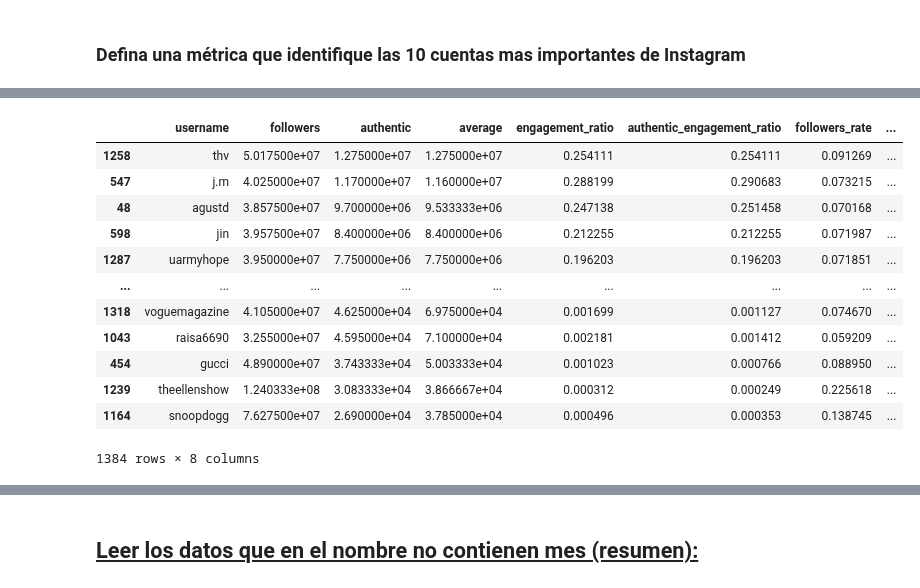
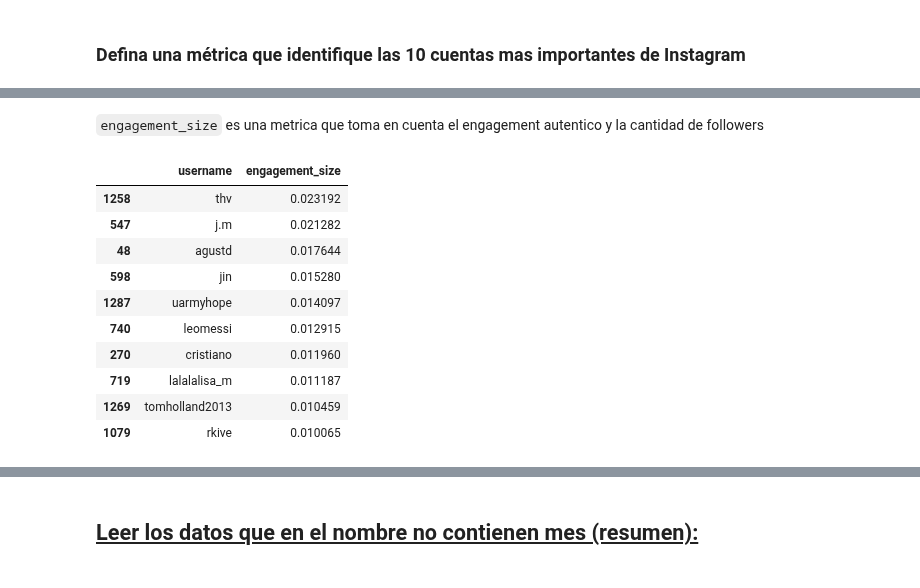
Before and after one commit to MarioChvx/ciencia_de_datos_PAMBAZO, a Jupyter notebook: proyectos/Proyecto4/socialnetworks.ipynb, the cells around one changed output, grey strips where cells are left out. Cells and saved outputs as stored; diff of their text form; code cells hidden in the pictures.

```diff
--- a/proyectos/Proyecto4/socialnetworks.ipynb
+++ b/proyectos/Proyecto4/socialnetworks.ipynb
@@ -41,6 +41,7 @@ ig_june = (
         "Comments avg.": "average",
         "Month": "month"})
 )
+ig_june.country = ig_june.country.apply(lambda x: np.nan if re.search(r'\d', str(x)) else str(x))
 # %%
 ig_sep = (
     pd.read_csv('DATA/instagramsep2022.csv')
@@ -353,23 +317,23 @@ grow_rate
+# %% [markdown]
+`engagement_size` es una metrica que toma en cuenta el engagement autentico y la cantidad de followers
 # %%
 ig_means = (
     ig_means
-    .assign(authentic_engagement_ratio = ig_means.authentic / ig_means.followers)
-    .assign(followers_rate = ig_means.followers / max(ig_means.followers))
-    .assign(engagement_size = ig_means.followers_rate * ig_means.authentic_engagement_ratio)
+    .assign(
+        engagement_size = (ig_means.authentic / ig_means.followers) * (ig_means.followers / max(ig_means.followers))
+    )
     .sort_values(['engagement_size'], ascending=False)
 )
-ig_means
+ig_means[['username', 'engagement_size']].head(10)
 # %% [output]
-|  | username | followers | authentic | average | engagement_ratio | authentic_engagement_ratio | followers_rate | ... |
-| 1258 | thv | 5.017500e+07 | 1.275000e+07 | 1.275000e+07 | 0.254111 | 0.254111 | 0.091269 | ... |
-| 547 | j.m | 4.025000e+07 | 1.170000e+07 | 1.160000e+07 | 0.288199 | 0.290683 | 0.073215 | ... |
-| 48 | agustd | 3.857500e+07 | 9.700000e+06 | 9.533333e+06 | 0.247138 | 0.251458 | 0.070168 | ... |
-| 598 | jin | 3.957500e+07 | 8.400000e+06 | 8.400000e+06 | 0.212255 | 0.212255 | 0.071987 | ... |
-| 1287 | uarmyhope | 3.950000e+07 | 7.750000e+06 | 7.750000e+06 | 0.196203 | 0.196203 | 0.071851 | ... |
-| ... | ... | ... | ... | ... | ... | ... | ... | ... |
-| 1318 | voguemagazine | 4.105000e+07 | 4.625000e+04 | 6.975000e+04 | 0.001699 | 0.001127 | 0.074670 | ... |
-| 1043 | raisa6690 | 3.255000e+07 | 4.595000e+04 | 7.100000e+04 | 0.002181 | 0.001412 | 0.059209 | ... |
-| 454 | gucci | 4.890000e+07 | 3.743333e+04 | 5.003333e+04 | 0.001023 | 0.000766 | 0.088950 | ... |
-| 1239 | theellenshow | 1.240333e+08 | 3.083333e+04 | 3.866667e+04 | 0.000312 | 0.000249 | 0.225618 | ... |
-| 1164 | snoopdogg | 7.627500e+07 | 2.690000e+04 | 3.785000e+04 | 0.000496 | 0.000353 | 0.138745 | ... |
+|  | username | engagement_size |
+| 1258 | thv | 0.023192 |
+| 547 | j.m | 0.021282 |
+| 48 | agustd | 0.017644 |
+| 598 | jin | 0.015280 |
+| 1287 | uarmyhope | 0.014097 |
+| 740 | leomessi | 0.012915 |
+| 270 | cristiano | 0.011960 |
+| 719 | lalalalisa_m | 0.011187 |
+| 1269 | tomholland2013 | 0.010459 |
+| 1079 | rkive | 0.010065 |
-1384 rows × 8 columns
```
Also changed, not shown: parts of 13 cells of this notebook.
